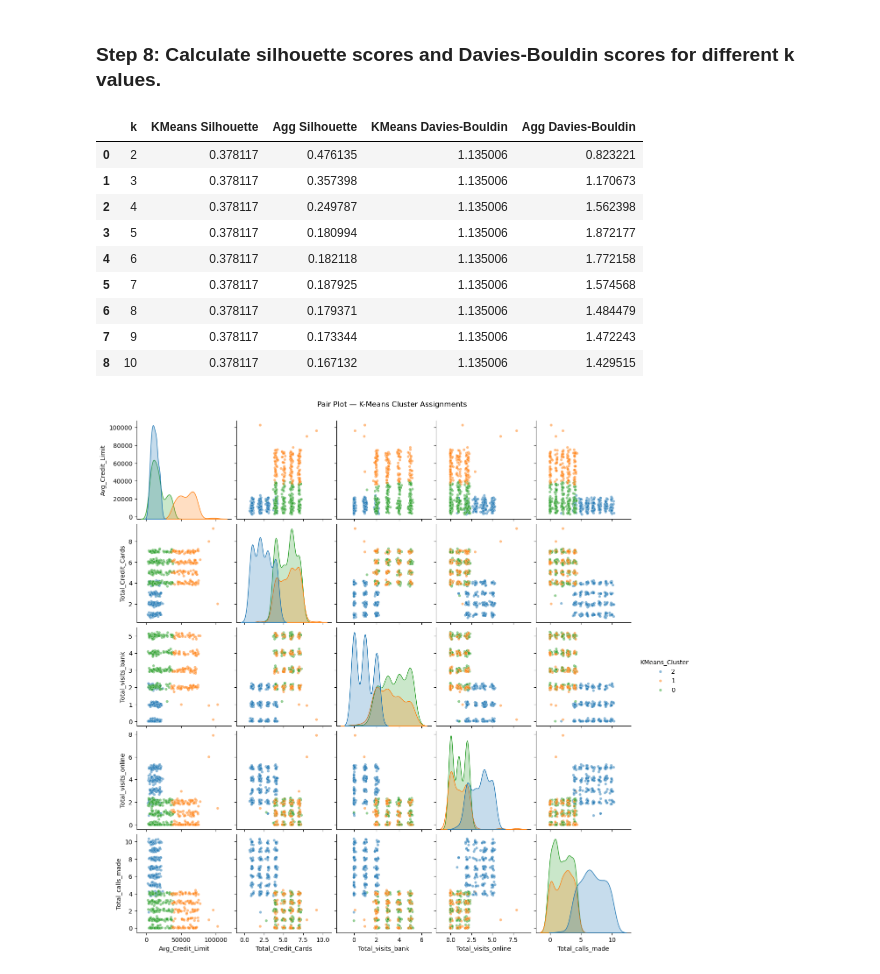
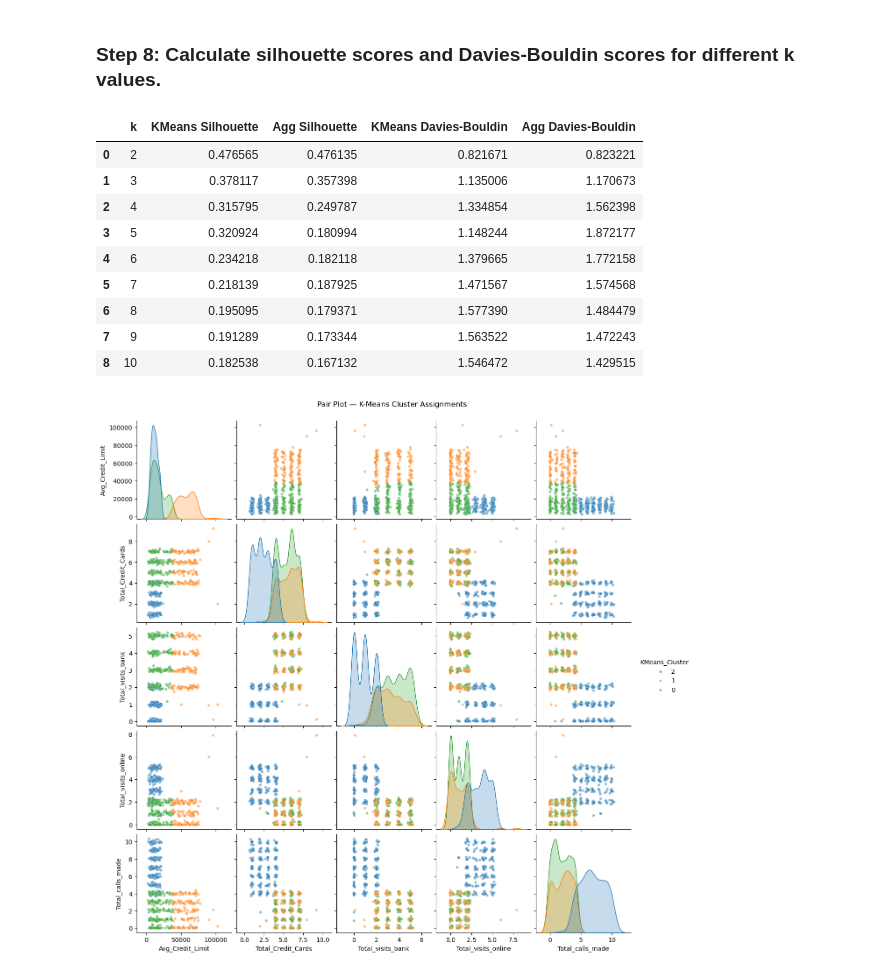
Before and after one commit to szerai/credit-card-clusting, a Jupyter notebook: credit_card_analysis.ipynb, the cells around one changed output. Saved outputs shown, nothing was run; the diff lists cells and outputs as text; code cells hidden in the pictures.

```diff
--- a/credit_card_analysis.ipynb
+++ b/credit_card_analysis.ipynb
@@ -284,38 +300,40 @@ Both the Agglormative and K means clustering show some distinction between peopl
 # %%
 sil_scores = []
 db_scores = []
 sil_scores_agg = []
 db_scores_agg = []
 
 for k in k_values:
-    km_labels = KMeans(n_clusters=optimal_k, random_state=42).fit_predict(X)
-    agg_labels = AgglomerativeClustering(n_clusters=k, linkage='ward').fit_predict(X)
+    km_labels = KMeans(n_clusters=k, random_state=42).fit_predict(X)
+    agg_labels = AgglomerativeClustering(n_clusters=k, linkage="ward").fit_predict(X)
 
     sil_scores.append(silhouette_score(X, km_labels))
     db_scores.append(davies_bouldin_score(X, km_labels))
     sil_scores_agg.append(silhouette_score(X, agg_labels))
     db_scores_agg.append(davies_bouldin_score(X, agg_labels))
 
 # Print results as a table
-results_df = pd.DataFrame({
-    'k': list(k_values),
-    'KMeans Silhouette': sil_scores,
-    'Agg Silhouette': sil_scores_agg,
-    'KMeans Davies-Bouldin': db_scores,
-    'Agg Davies-Bouldin': db_scores_agg
-})
+results_df = pd.DataFrame(
+    {
+        "k": list(k_values),
+        "KMeans Silhouette": sil_scores,
+        "Agg Silhouette": sil_scores_agg,
+        "KMeans Davies-Bouldin": db_scores,
+        "Agg Davies-Bouldin": db_scores_agg,
+    }
+)
 
 results_df
 # %% [output]
 |  | k | KMeans Silhouette | Agg Silhouette | KMeans Davies-Bouldin | Agg Davies-Bouldin |
-| 0 | 2 | 0.378117 | 0.476135 | 1.135006 | 0.823221 |
+| 0 | 2 | 0.476565 | 0.476135 | 0.821671 | 0.823221 |
 | 1 | 3 | 0.378117 | 0.357398 | 1.135006 | 1.170673 |
-| 2 | 4 | 0.378117 | 0.249787 | 1.135006 | 1.562398 |
-| 3 | 5 | 0.378117 | 0.180994 | 1.135006 | 1.872177 |
-| 4 | 6 | 0.378117 | 0.182118 | 1.135006 | 1.772158 |
-| 5 | 7 | 0.378117 | 0.187925 | 1.135006 | 1.574568 |
-| 6 | 8 | 0.378117 | 0.179371 | 1.135006 | 1.484479 |
-| 7 | 9 | 0.378117 | 0.173344 | 1.135006 | 1.472243 |
-| 8 | 10 | 0.378117 | 0.167132 | 1.135006 | 1.429515 |
+| 2 | 4 | 0.315795 | 0.249787 | 1.334854 | 1.562398 |
+| 3 | 5 | 0.320924 | 0.180994 | 1.148244 | 1.872177 |
+| 4 | 6 | 0.234218 | 0.182118 | 1.379665 | 1.772158 |
+| 5 | 7 | 0.218139 | 0.187925 | 1.471567 | 1.574568 |
+| 6 | 8 | 0.195095 | 0.179371 | 1.577390 | 1.484479 |
+| 7 | 9 | 0.191289 | 0.173344 | 1.563522 | 1.472243 |
+| 8 | 10 | 0.182538 | 0.167132 | 1.546472 | 1.429515 |
 # %%
 # Pair plot across all features colored by K-Means cluster
```
Also changed, not shown: parts of 17 cells of this notebook, 1 other file.
